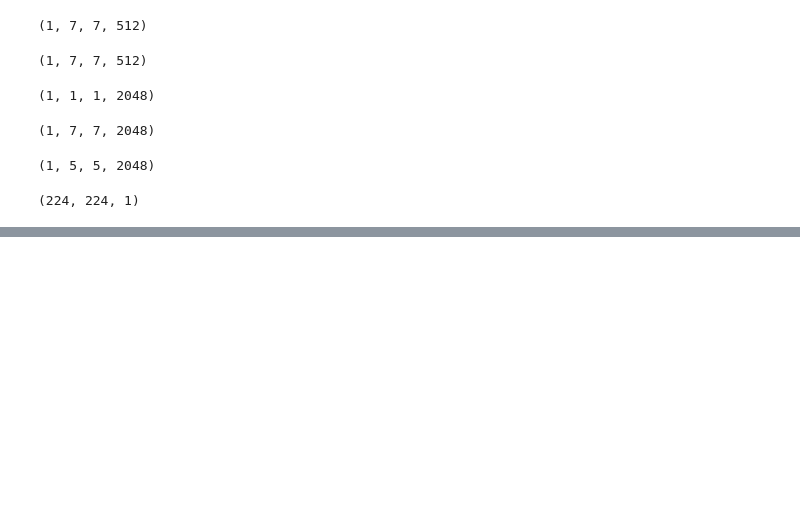
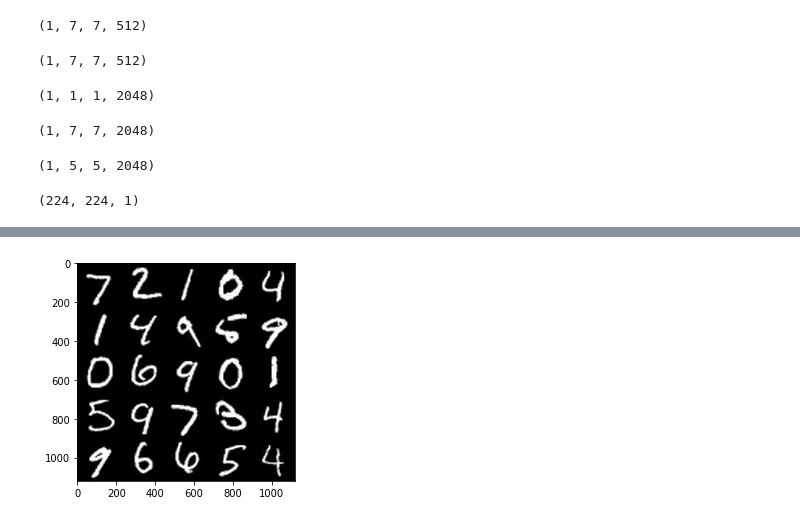
Before and after one commit to LeanderLXZ/oracle-recognition, a Jupyter notebook: notebook/transfer_learning.ipynb, the cells around one changed output, grey strips where cells are left out. Drawn from its saved outputs; the diff is of its cells as text; code cells hidden in the pictures; blank space fills up the shorter version.

```diff
--- a/notebook/transfer_learning.ipynb
+++ b/notebook/transfer_learning.ipynb
@@ -62,3 +62,14 @@ print(img.shape)
 (224, 224, 1)
 # %%
 image.array_to_img(np.concatenate([img, img, img], axis=-1), gra).show()
+# %%
+import pickle
+
+def load_data_from_pkl(data_path, verbose=True):
+    """Load data from pickle file."""
+    with open(data_path, 'rb') as f:
+        if verbose:
+            print('Loading {}...'.format(f.name))
+        return pickle.load(f)
+
+x_test = load_data_from_pkl('../data/source_data/mnist/test_images.p')
@@ -64,0 +121,17 @@ image.array_to_img(np.concatenate([img, img, img], axis=-1), gra).show()
+# %%
+def img_resize(imgs, img_shape, img_mode='L', resize_filter=Image.ANTIALIAS):
+  """Resize images"""
+  resized_imgs = []
+  for img in imgs:
+    if img_mode == 'L':
+      img = np.squeeze(img, axis=-1)
+    img = Image.fromarray(img.astype('uint8'), mode=img_mode)
+    resized_img = np.expand_dims(
+        img.resize(img_shape, resize_filter), axis=-1)
+    resized_imgs.append(resized_img)
+  return np.array(resized_imgs)
+# %%
+x_test_new = img_resize(np.array(x_test, dtype=np.float32), (224, 224))
+square_grid_show_imgs(np.array(x_test_new[:25], dtype=np.float32), mode='L')
+# %% [output]
+[figure, added]
```
Also changed, not shown: parts of 3 cells of this notebook, 5 other files.
